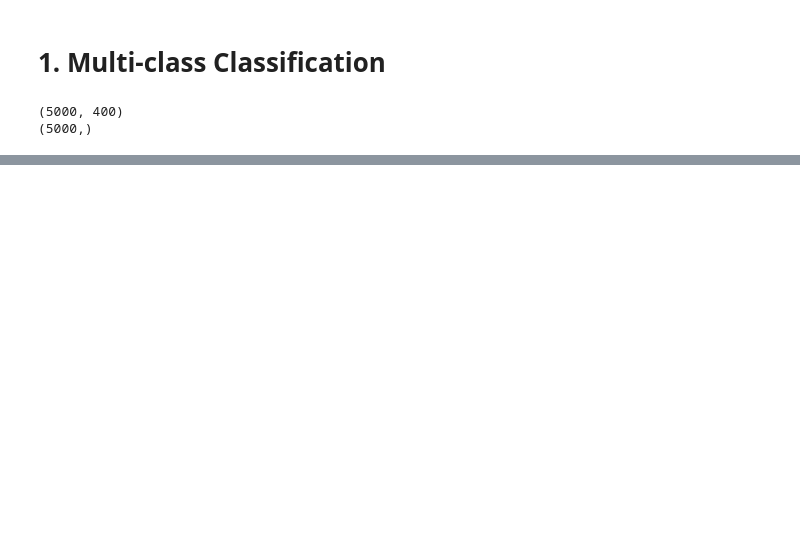
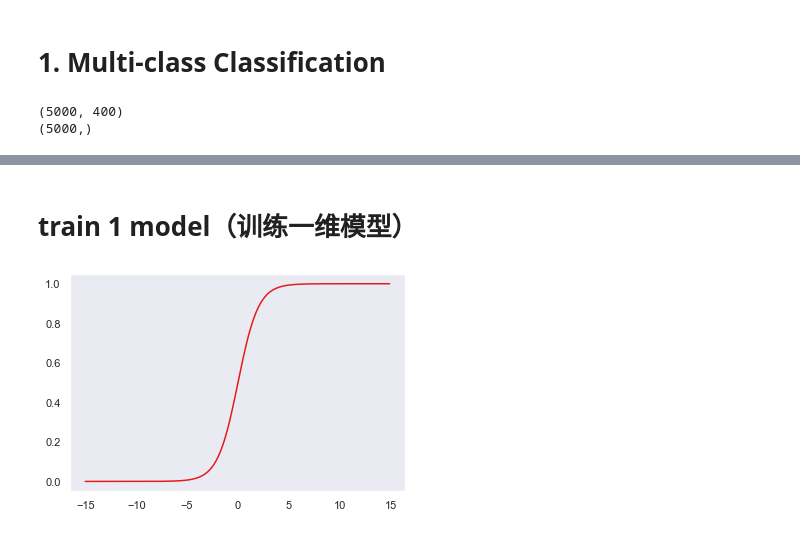
Before and after one commit to jiankang-star/Coursera-ML-AndrewNg-Notes, a Jupyter notebook: code/ex3-neural network/wjk_neural_network_v1.ipynb, the cells around one changed output, grey strips where cells are left out. Saved outputs shown, nothing was run; the diff lists cells and outputs as text; code cells hidden in the pictures; blank space fills up the shorter version.

```diff
--- a/code/ex3-neural network/wjk_neural_network_v1.ipynb
+++ b/code/ex3-neural network/wjk_neural_network_v1.ipynb
@@ -34,0 +94,11 @@ print(y.shape)
+# %% [markdown]
+# train 1 model（训练一维模型）
+# %%
+def sigmoid(z):
+    return 1/(1+np.exp(-z))
+# %%
+sns.set(style = 'dark', palette = 'Set1')
+plt.plot(np.arange(-15, 15, 0.1), sigmoid(np.arange(-15, 15, 0.1)))
+plt.show()
+# %% [output]
+[figure, added]
```
Also changed, not shown: parts of 45 cells of this notebook.
